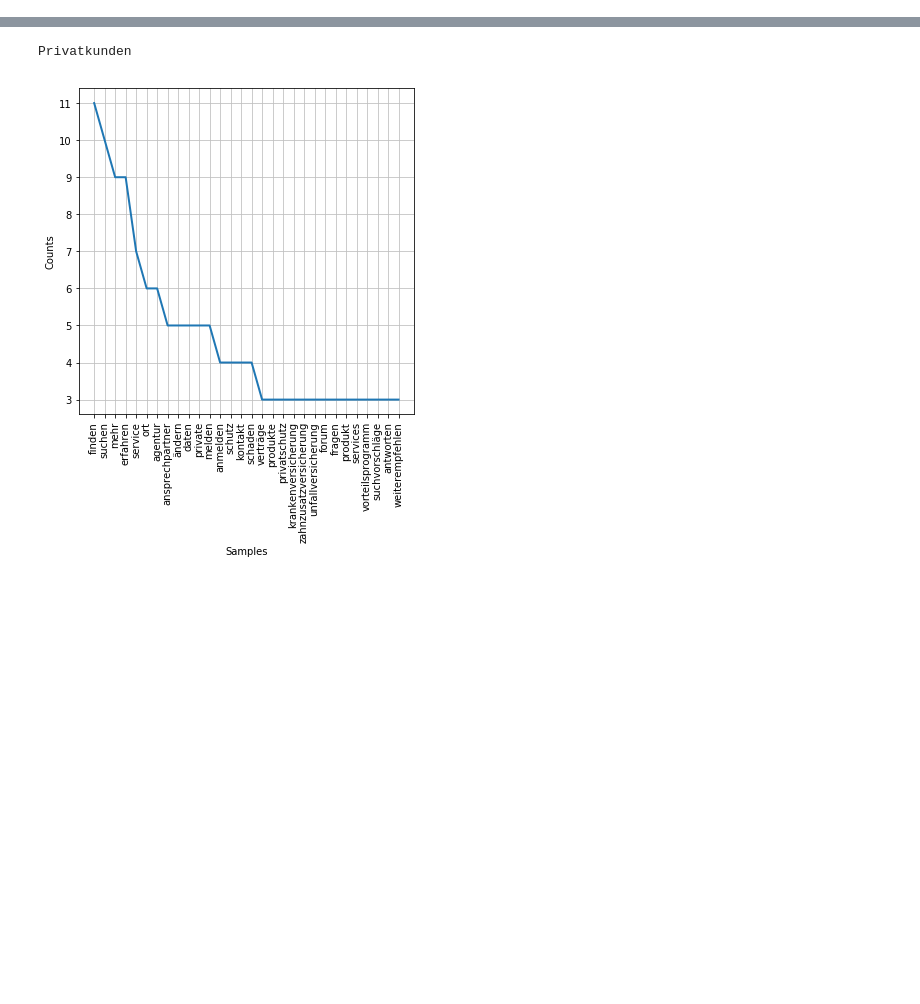
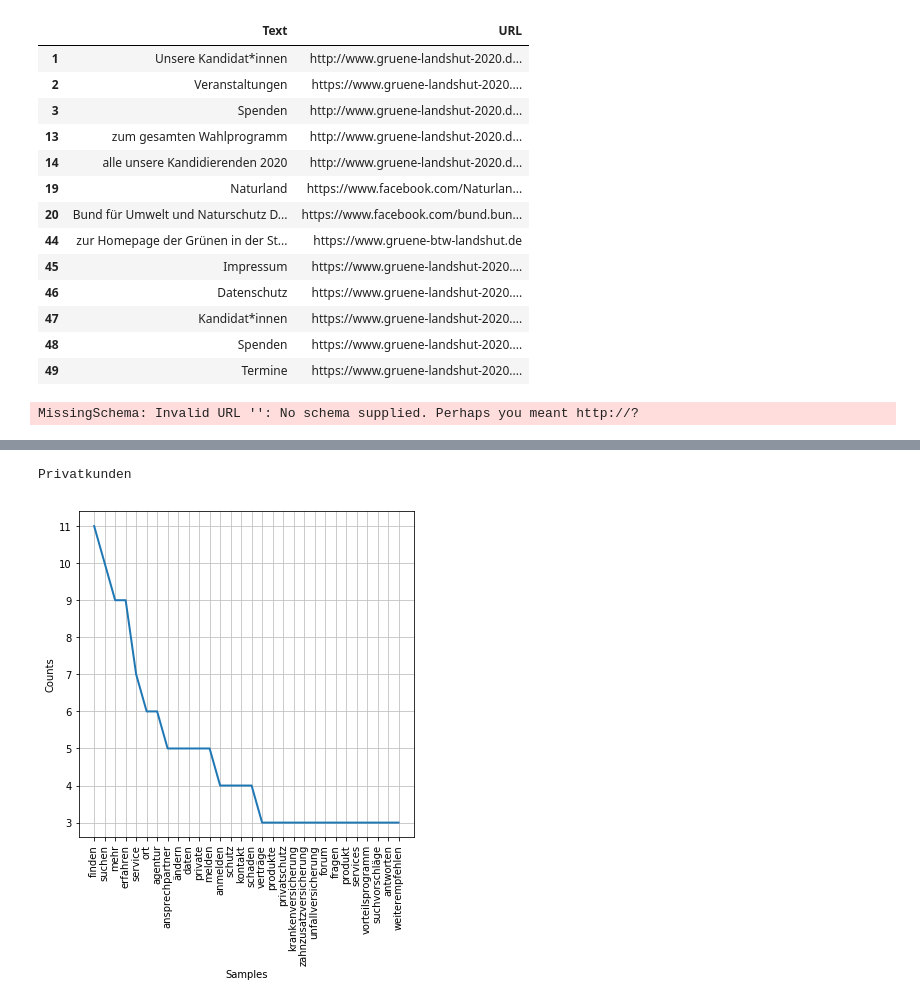
Before and after one commit to pespila/web_analytics, a Jupyter notebook: src/Search Engine.ipynb, the cells around one changed output, grey strips where cells are left out. Saved outputs shown, nothing was run; the diff lists cells and outputs as text; code cells hidden in the pictures; blank space fills up the shorter version.

```diff
--- a/src/Search Engine.ipynb
+++ b/src/Search Engine.ipynb
@@ -132,10 +131,29 @@ def extract_freqs(df, plot=False, save=""):
         df_freq.to_csv(path_or_buf=save+".csv", index=False)
     return df_freq.dropna()
 # %%
-links = extract_links(url="https://www.huk.de", blacklist=blacklist)
+links = extract_links(url="http://www.gruene-landshut-2020.de", blacklist=blacklist)
+# %%
+links[(links.Text != "") & (links.URL != "") & (links.URL != "#")].drop_duplicates()
+# %% [output]
+|  | Text | URL |
+| 1 | Unsere Kandidat*innen | http://www.gruene-landshut-2020.d... |
+| 2 | Veranstaltungen | https://www.gruene-landshut-2020.... |
+| 3 | Spenden | http://www.gruene-landshut-2020.d... |
+| 13 | zum gesamten Wahlprogramm | http://www.gruene-landshut-2020.d... |
+| 14 | alle unsere Kandidierenden 2020 | http://www.gruene-landshut-2020.d... |
+| 19 | Naturland | https://www.facebook.com/Naturlan... |
+| 20 | Bund für Umwelt und Naturschutz D... | https://www.facebook.com/bund.bun... |
+| 44 | zur Homepage der Grünen in der St... | https://www.gruene-btw-landshut.de |
+| 45 | Impressum | https://www.gruene-landshut-2020.... |
+| 46 | Datenschutz | https://www.gruene-landshut-2020.... |
+| 47 | Kandidat*innen | https://www.gruene-landshut-2020.... |
+| 48 | Spenden | https://www.gruene-landshut-2020.... |
+| 49 | Termine | https://www.gruene-landshut-2020.... |
 # %%
-df = generate_tag_word_dict(url="https://www.huk.de", blacklist=blacklist,
-                            depth=1, sub=False, stem=False, save="text_url_word")
+df = generate_tag_word_dict(url="http://www.gruene-landshut-2020.de", blacklist=blacklist,
+                            depth=1, sub=False, stem=False, save="csu-landshut")
+# %% [output]
+MissingSchema: Invalid URL '': No schema supplied. Perhaps you meant http://?
 # %%
 df_freq = extract_freqs(df=df, plot=False, save="frequencies")
 # %%
```
Also changed, not shown: parts of 4 cells of this notebook.
